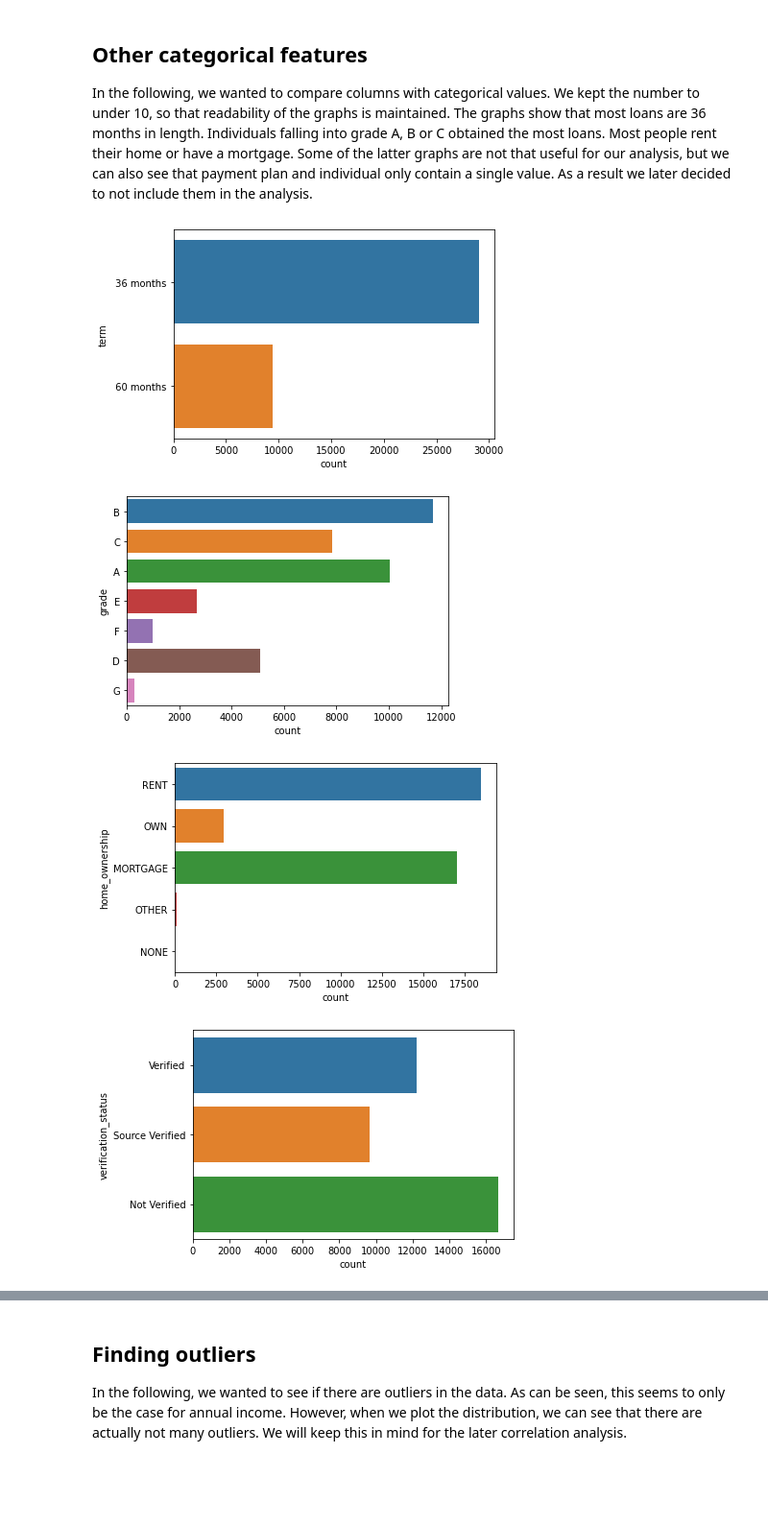
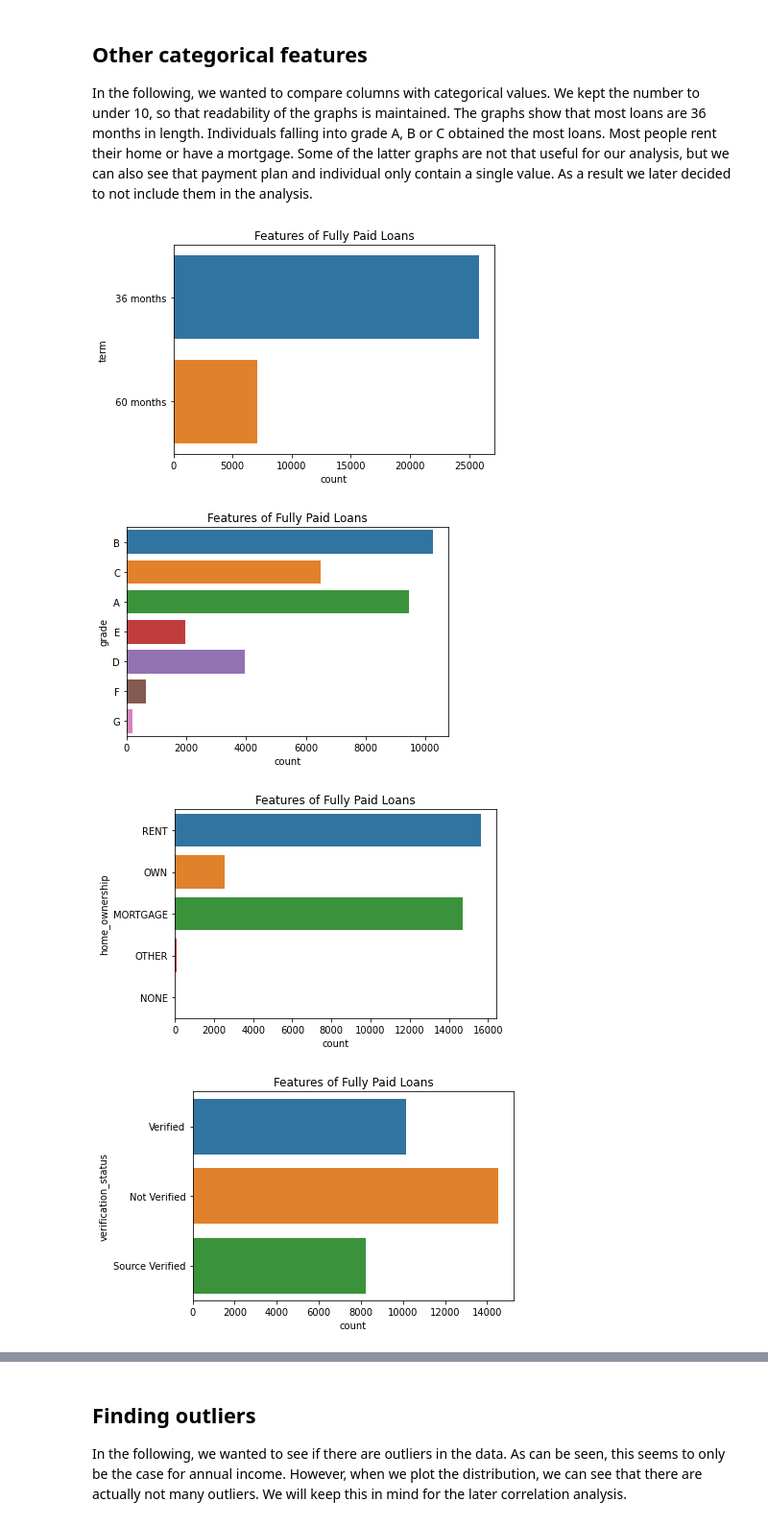
Before and after one commit to GeriNZ/lendingclub, a Jupyter notebook: Beng_Cheong_Cheong.ipynb, the cells around one changed output, grey strips where cells are left out. Shown at 96% size. Cells and saved outputs as stored; diff of their text form; code cells hidden in the pictures; blank space fills up the shorter version.

```diff
--- a/Beng_Cheong_Cheong.ipynb
+++ b/Beng_Cheong_Cheong.ipynb
@@ -265,12 +263,13 @@ Name: purpose, dtype: int64
 In the following, we wanted to compare columns with categorical values. We kept the number to under 10, so that readability of the graphs is maintained. The graphs show that most loans are 36 months in length. Individuals falling into grade A, B or C obtained the most loans. Most people rent their home or have a mortgage. Some of the latter graphs are not that useful for our analysis, but we can also see that payment plan and individual only contain a single value. As a result we later decided to not include them in the analysis.
 # %%
 # plotting categorical features with less than 10 classes, to maintain readability in the visualisation
-for column in df.select_dtypes(include='object'):
+for column in paid.select_dtypes(include='object'):
     if df[column].nunique() < 10:
-        sns.countplot(y=column, data=df)
+        sns.countplot(y=column, data=paid)
+        plt.title('Features of Fully Paid Loans')
         plt.show()
 # %% [output]
-[figure, old version]
+[figure, new version]
-[figure, old version]
+[figure, new version]
-[figure, old version]
+[figure, new version]
-[figure, old version]
+[figure, new version]
```
Also changed, not shown: parts of 7 cells of this notebook.
